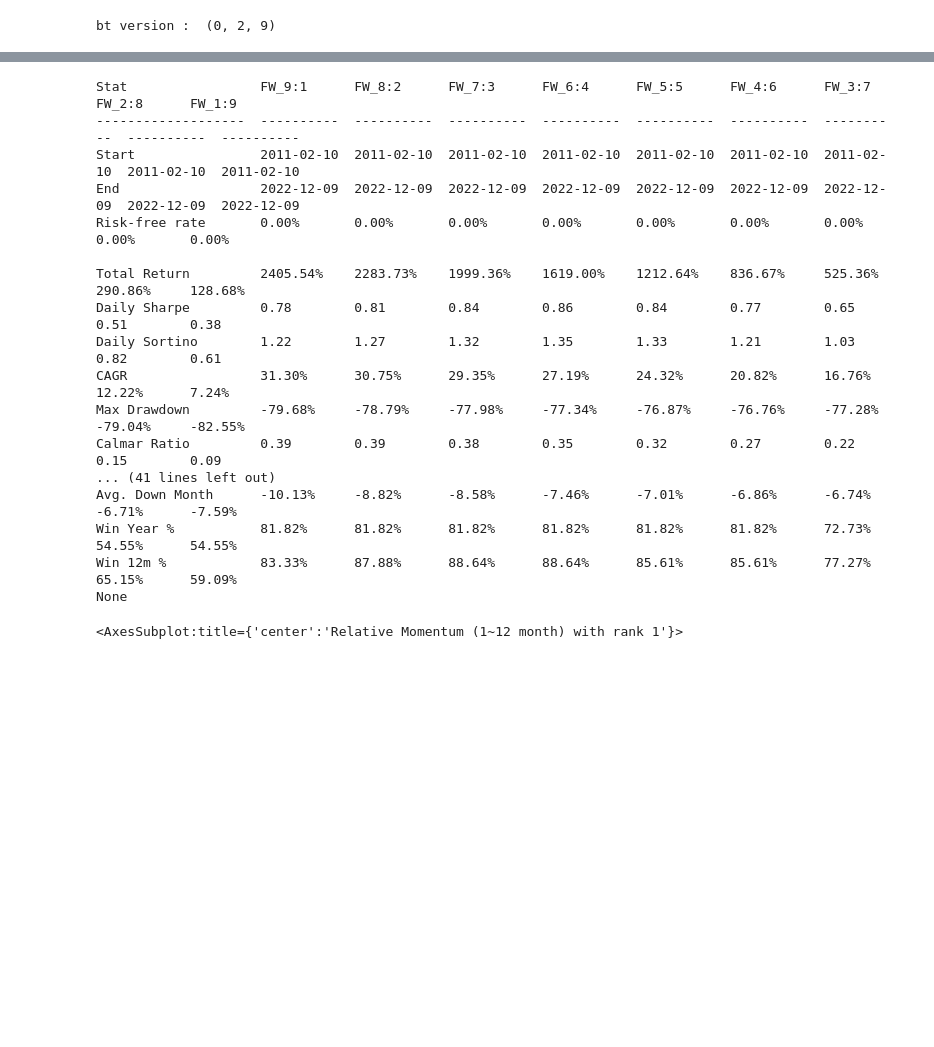
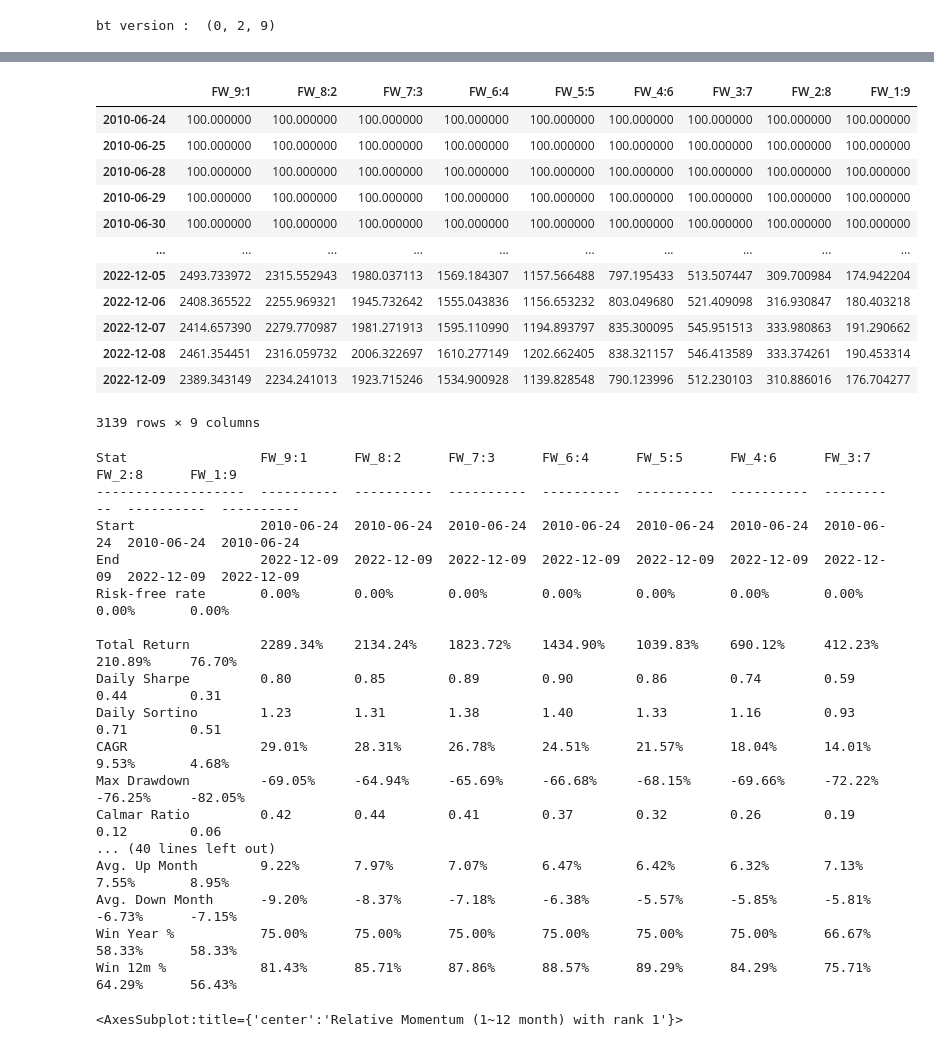
Before and after one commit to unius1004/DualMomentum, a Jupyter notebook: reverage_strategy.ipynb, the cells around one changed output, grey strips where cells are left out. Drawn from its saved outputs; the diff is of its cells as text; code cells hidden in the pictures; blank space fills up the shorter version.

```diff
--- a/reverage_strategy.ipynb
+++ b/reverage_strategy.ipynb
@@ -124,23 +124,39 @@ fw_report.plot(figsize=(20,7), grid=True, title="Fixed Weight")
+# %%
+fw_report.prices[start_day:]
+# %% [output]
+|  | FW_9:1 | FW_8:2 | FW_7:3 | FW_6:4 | FW_5:5 | FW_4:6 | FW_3:7 | FW_2:8 | FW_1:9 |
+| 2010-06-24 | 100.000000 | 100.000000 | 100.000000 | 100.000000 | 100.000000 | 100.000000 | 100.000000 | 100.000000 | 100.000000 |
+| 2010-06-25 | 100.000000 | 100.000000 | 100.000000 | 100.000000 | 100.000000 | 100.000000 | 100.000000 | 100.000000 | 100.000000 |
+| 2010-06-28 | 100.000000 | 100.000000 | 100.000000 | 100.000000 | 100.000000 | 100.000000 | 100.000000 | 100.000000 | 100.000000 |
+| 2010-06-29 | 100.000000 | 100.000000 | 100.000000 | 100.000000 | 100.000000 | 100.000000 | 100.000000 | 100.000000 | 100.000000 |
+| 2010-06-30 | 100.000000 | 100.000000 | 100.000000 | 100.000000 | 100.000000 | 100.000000 | 100.000000 | 100.000000 | 100.000000 |
+| ... | ... | ... | ... | ... | ... | ... | ... | ... | ... |
+| 2022-12-05 | 2493.733972 | 2315.552943 | 1980.037113 | 1569.184307 | 1157.566488 | 797.195433 | 513.507447 | 309.700984 | 174.942204 |
+| 2022-12-06 | 2408.365522 | 2255.969321 | 1945.732642 | 1555.043836 | 1156.653232 | 803.049680 | 521.409098 | 316.930847 | 180.403218 |
+| 2022-12-07 | 2414.657390 | 2279.770987 | 1981.271913 | 1595.110990 | 1194.893797 | 835.300095 | 545.951513 | 333.980863 | 191.290662 |
+| 2022-12-08 | 2461.354451 | 2316.059732 | 2006.322697 | 1610.277149 | 1202.662405 | 838.321157 | 546.413589 | 333.374261 | 190.453314 |
+| 2022-12-09 | 2389.343149 | 2234.241013 | 1923.715246 | 1534.900928 | 1139.828548 | 790.123996 | 512.230103 | 310.886016 | 176.704277 |
+3139 rows × 9 columns
 # %%
-print(fw_report.prices[start_day:].calc_stats().display())
+fw_report.prices[start_day:].calc_stats().display()
 # %% [output]
 Stat                 FW_9:1      FW_8:2      FW_7:3      FW_6:4      FW_5:5      FW_4:6      FW_3:7      FW_2:8      FW_1:9
 -------------------  ----------  ----------  ----------  ----------  ----------  ----------  ----------  ----------  ----------
-Start                2011-02-10  2011-02-10  2011-02-10  2011-02-10  2011-02-10  2011-02-10  2011-02-10  2011-02-10  2011-02-10
+Start                2010-06-24  2010-06-24  2010-06-24  2010-06-24  2010-06-24  2010-06-24  2010-06-24  2010-06-24  2010-06-24
 End                  2022-12-09  2022-12-09  2022-12-09  2022-12-09  2022-12-09  2022-12-09  2022-12-09  2022-12-09  2022-12-09
 Risk-free rate       0.00%       0.00%       0.00%       0.00%       0.00%       0.00%       0.00%       0.00%       0.00%
 
-Total Return         2405.54%    2283.73%    1999.36%    1619.00%    1212.64%    836.67%     525.36%     290.86%     128.68%
-Daily Sharpe         0.78        0.81        0.84        0.86        0.84        0.77        0.65        0.51        0.38
-Daily Sortino        1.22        1.27        1.32        1.35        1.33        1.21        1.03        0.82        0.61
-CAGR                 31.30%      30.75%      29.35%      27.19%      24.32%      20.82%      16.76%      12.22%      7.24%
-Max Drawdown         -79.68%     -78.79%     -77.98%     -77.34%     -76.87%     -76.76%     -77.28%     -79.04%     -82.55%
-Calmar Ratio         0.39        0.39        0.38        0.35        0.32        0.27        0.22        0.15        0.09
-... (41 lines left out)
-Avg. Down Month      -10.13%     -8.82%      -8.58%      -7.46%      -7.01%      -6.86%      -6.74%      -6.71%      -7.59%
-Win Year %           81.82%      81.82%      81.82%      81.82%      81.82%      81.82%      72.73%      54.55%      54.55%
-Win 12m %            83.33%      87.88%      88.64%      88.64%      85.61%      85.61%      77.27%      65.15%      59.09%
-None
+Total Return         2289.34%    2134.24%    1823.72%    1434.90%    1039.83%    690.12%     412.23%     210.89%     76.70%
+Daily Sharpe         0.80        0.85        0.89        0.90        0.86        0.74        0.59        0.44        0.31
+Daily Sortino        1.23        1.31        1.38        1.40        1.33        1.16        0.93        0.71        0.51
+CAGR                 29.01%      28.31%      26.78%      24.51%      21.57%      18.04%      14.01%      9.53%       4.68%
+Max Drawdown         -69.05%     -64.94%     -65.69%     -66.68%     -68.15%     -69.66%     -72.22%     -76.25%     -82.05%
+Calmar Ratio         0.42        0.44        0.41        0.37        0.32        0.26        0.19        0.12        0.06
+... (40 lines left out)
+Avg. Up Month        9.22%       7.97%       7.07%       6.47%       6.42%       6.32%       7.13%       7.55%       8.95%
+Avg. Down Month      -9.20%      -8.37%      -7.18%      -6.38%      -5.57%      -5.85%      -5.81%      -6.73%      -7.15%
+Win Year %           75.00%      75.00%      75.00%      75.00%      75.00%      75.00%      66.67%      58.33%      58.33%
+Win 12m %            81.43%      85.71%      87.86%      88.57%      89.29%      84.29%      75.71%      64.29%      56.43%
 # %%
 # 상대모멘텀 백테스트
 def RelativeMomentum_BT(assets, rank, months, start_day, run_on_end_of_period=False, lag=1, name='Relative Momentum'):
```
Also changed, not shown: parts of 5 cells of this notebook, 2 other files.
